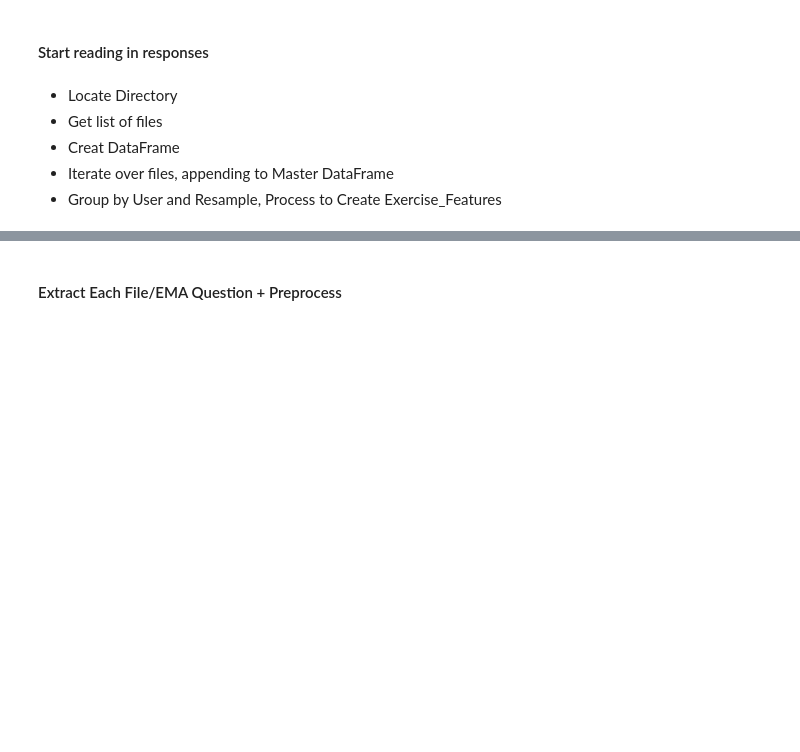
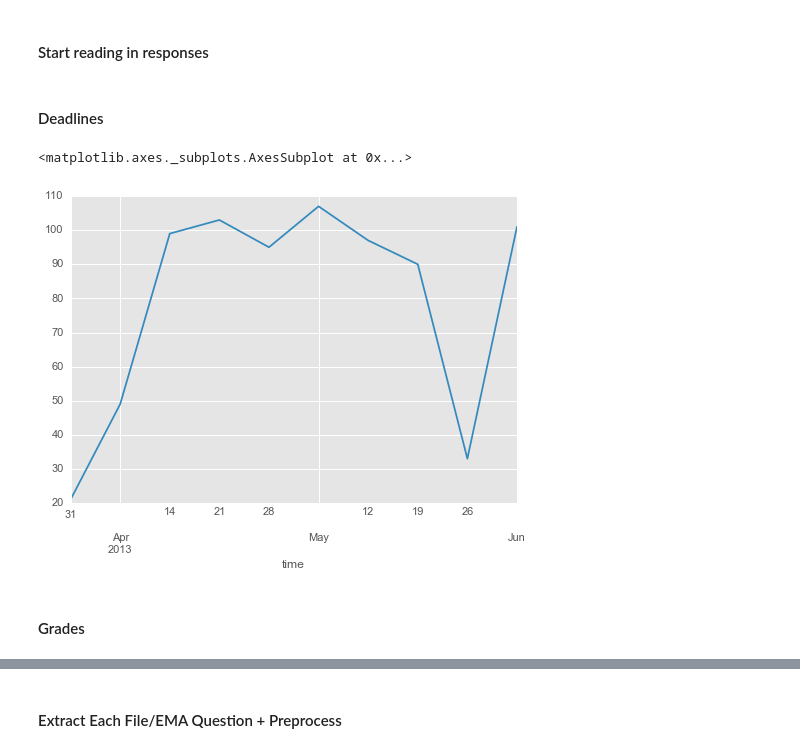
Before and after one commit to darkruby501/Omada-Project, a Jupyter notebook: Student Exercise Regression.ipynb, the cells around one changed output, grey strips where cells are left out. Drawn from its saved outputs; the diff is of its cells as text; code cells hidden in the pictures; blank space fills up the shorter version.

```diff
--- a/Student Exercise Regression.ipynb
+++ b/Student Exercise Regression.ipynb
@@ -11,5 +11,5 @@ import seaborn as sns
 
 # Set figure aesthetics
 plt.style.use('ggplot')
-#sns.set_style("whitegrid", {'ytick.major.size': 10.0})
-sns.set_context("talk", font_scale=1.1)
+sns.set_style({'ytick.major.size': 10.0})
+sns.set_context("talk", font_scale=1.0)
@@ -32,12 +38,6 @@ EMA_definitions[EMA_definitions['name']=='Exercise']
 | 35 | [1]None, [2]<30 mins, [3]30-60 mi... | walk | How long did you walk for today? | Exercise |
 # %% [markdown]
 #### Start reading in responses
-# %% [markdown]
-- Locate Directory
-- Get list of files
-- Creat DataFrame
-- Iterate over files, appending to Master DataFrame
-- Group by User and Resample, Process to Create Exercise_Features
 # %%
 import os
 
@@ -68,3 +68,17 @@ def EMA_extractor(Question):
         df = pd.concat([df,df_student],ignore_index=True)
 
     return df
+# %% [markdown]
+#### Deadlines
+# %%
+deadlines = pd.read_csv(r'G:\Datasets\StudentLife\dataset\education\deadlines.csv')
+deadlines = deadlines.reset_index(drop=True).set_index('uid').T.reset_index()
+deadlines['time'] = pd.to_datetime(deadlines['index'])
+deadlines = deadlines.set_index('time').drop('index',axis=1)
+D = deadlines[:'2013-06-01'].sum(axis=1).resample('W',how='sum')
+D.plot(color='#348ABD')
+# %% [output]
+<matplotlib.axes._subplots.AxesSubplot at 0x...>
+[figure, added]
+# %% [markdown]
+#### Grades
```
Also changed, not shown: parts of 181 cells of this notebook, 1 other file.
